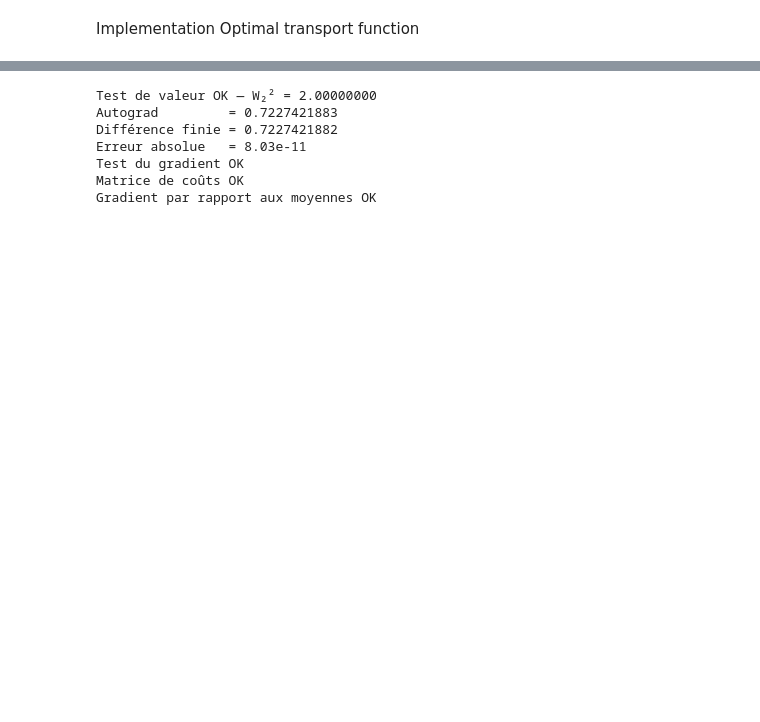
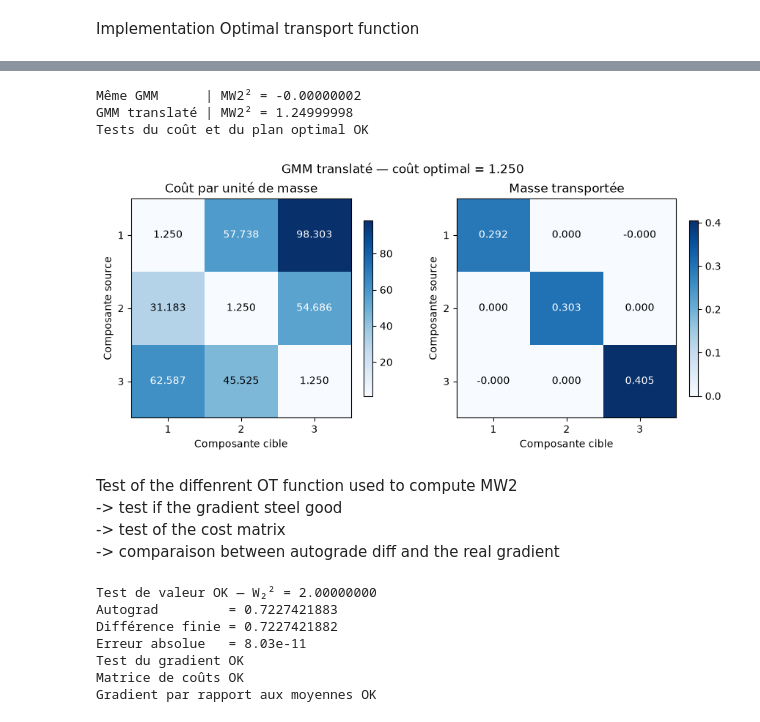
Before and after one commit to MDelpech/Differentiable_EM_OT_Application, a Jupyter notebook: EM_torch.ipynb, the cells around one changed output, grey strips where cells are left out. Cells and saved outputs as stored; diff of their text form; code cells hidden in the pictures; blank space fills up the shorter version.

```diff
--- a/EM_torch.ipynb
+++ b/EM_torch.ipynb
@@ -210,12 +233,12 @@ Estimated covariances: [[[ 1.13317086  0.39775747]
 # %%
 # Test de différentiabilité
-loss = em_mean.square().sum()
+em_test_loss = em_means.square().sum()
 
-gradient = torch.autograd.grad(loss, x_torch)[0]
+em_gradient = torch.autograd.grad(em_test_loss, x_torch)[0]
 
-print("Gradient shape:", gradient.shape)
-print("Gradient norm:", gradient.norm().item())
-print("All finite:", torch.isfinite(gradient).all().item())
+print("Gradient shape:", em_gradient.shape)
+print("Gradient norm:", em_gradient.norm().item())
+print("All finite:", torch.isfinite(em_gradient).all().item())
 # %% [output]
 Gradient shape: torch.Size([600, 2])
 Gradient norm: 1.3565045418507147
@@ -297,2 +342,69 @@ def MW2(GMM_1, GMM_2) :
+# %%
+gmm_em = (em_weights, em_means, em_covariances)
+weights_em_np = em_weights.detach().cpu().numpy()
+expected_plan = np.diag(weights_em_np)
+
+# Même GMM des deux côtés
+with torch.no_grad():
+    self_cost, self_plan, _ = MW2(gmm_em, gmm_em)
+
+assert self_plan is not None, "CVXPY n'a pas renvoyé de plan."
+np.testing.assert_allclose(self_cost, 0.0, atol=1e-6, rtol=0)
+np.testing.assert_allclose(self_plan, expected_plan, atol=1e-6, rtol=0)
+print(f"Même GMM      | MW2² = {self_cost:.8f}")
+
+# Même GMM translaté de (1, -0.5)
+shift = em_means.new_tensor([1.0, -0.5])
+gmm_shifted = (em_weights, em_means + shift, em_covariances)
+
+with torch.no_grad():
+    shifted_cost, shifted_plan, _  = MW2(gmm_em, gmm_shifted)
+
+assert shifted_plan is not None, "CVXPY n'a pas renvoyé de plan."
+np.testing.assert_allclose(shifted_plan.sum(axis=1), weights_em_np, atol=1e-6)
+np.testing.assert_allclose(shifted_plan.sum(axis=0), weights_em_np, atol=1e-6)
+np.testing.assert_allclose(shifted_plan, expected_plan, atol=1e-6, rtol=0)
+np.testing.assert_allclose(shifted_cost, 1.25, atol=1e-6, rtol=0)
+print(f"GMM translaté | MW2² = {shifted_cost:.8f}")
+print("Tests du coût et du plan optimal OK")
+# %% [output]
+Même GMM      | MW2² = -0.00000002
+GMM translaté | MW2² = 1.24999998
+Tests du coût et du plan optimal OK
+# %%
+with torch.no_grad():
+    shifted_cost_matrix = cost_matrix(gmm_em, gmm_shifted).cpu().numpy()
+
+fig, axes = plt.subplots(1, 2, figsize=(9, 4), constrained_layout=True)
+
+for ax, matrix, title in [
+    (axes[0], shifted_cost_matrix, "Coût par unité de masse"),
+    (axes[1], shifted_plan, "Masse transportée"),
+]:
+    image = ax.imshow(matrix, cmap="Blues")
+    fig.colorbar(image, ax=ax, shrink=0.8)
+
+    n_source, n_target = matrix.shape
+    ax.set_xticks(range(n_target), labels=range(1, n_target + 1))
+    ax.set_yticks(range(n_source), labels=range(1, n_source + 1))
+    ax.set_xlabel("Composante cible")
+    ax.set_ylabel("Composante source")
+    ax.set_title(title)
+
+    for i in range(n_source):
+        for j in range(n_target):
+            value = matrix[i, j]
+            color = "white" if value > matrix.max() / 2 else "black"
+            ax.text(j, i, f"{value:.3f}", ha="center", va="center", color=color)
+
+fig.suptitle(f"GMM translaté — coût optimal = {shifted_cost:.3f}")
+plt.show()
+# %% [output]
+[figure, added]
+# %% [markdown]
+Test of the diffenrent OT function used to compute MW2 <br>
+-> test if the gradient steel good <br>
+-> test of the cost matrix <br>
+-> comparaison between autograde diff and the real gradient
 # %%
 dtype = torch.float64
```
Also changed, not shown: parts of 13 cells of this notebook.
